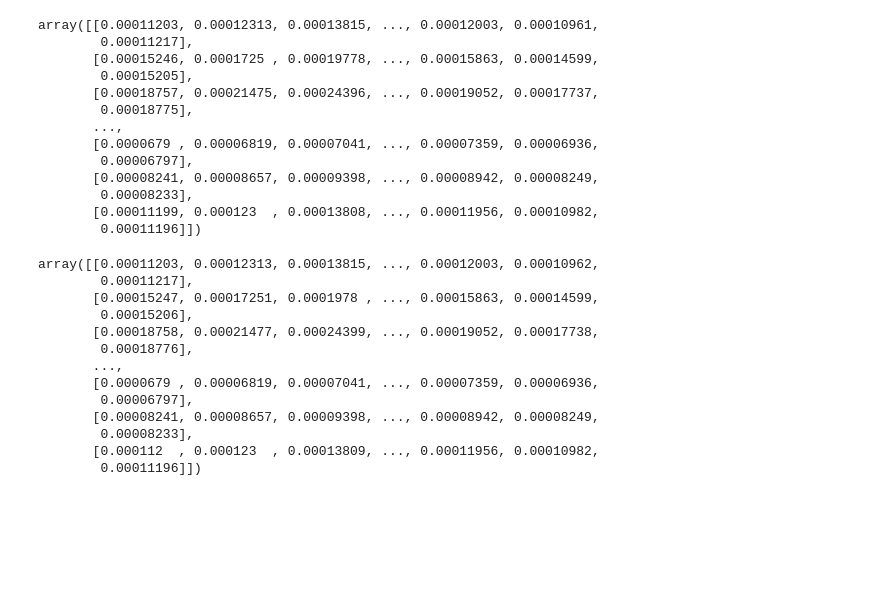
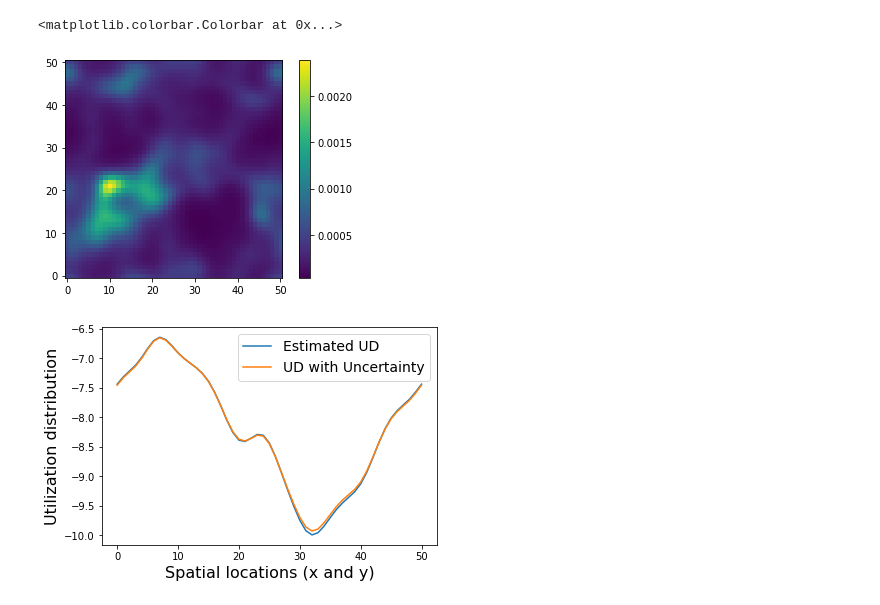
Before and after one commit to ctorney/mssf-vi, a Jupyter notebook: synthetic_inference/UD.ipynb, the cells around one changed output. Cells and saved outputs as stored; diff of their text form; code cells hidden in the pictures; blank space fills up the shorter version.

```diff
--- a/synthetic_inference/UD.ipynb
+++ b/synthetic_inference/UD.ipynb
@@ -368,32 +376,18 @@ UD_c=Es*(1 + (Cdiff1 + Cdiff2))
+# %%
+plt.imshow(UD_c,origin="lower")
+plt.colorbar()
+# %% [output]
+<matplotlib.colorbar.Colorbar at 0x...>
+[figure, added]
 # %%
-UD_c
+# Plotting UD for both estimated UD and UD with Uncertainty
+plt.plot(np.log(Es1[10]),label="Estimated UD")
+plt.plot(np.log(UD_c[10]),label="UD with Uncertainty")
+plt.ylabel("Utilization distribution",fontsize=16)
+plt.xlabel("Spatial locations (x and y)",fontsize=16)
+
+plt.legend( loc='best',fontsize=14)
+#plt.savefig("UDL.png",dpi=300)
+plt.show()
 # %% [output]
-array([[0.00011203, 0.00012313, 0.00013815, ..., 0.00012003, 0.00010961,
-        0.00011217],
-       [0.00015246, 0.0001725 , 0.00019778, ..., 0.00015863, 0.00014599,
-        0.00015205],
-       [0.00018757, 0.00021475, 0.00024396, ..., 0.00019052, 0.00017737,
-        0.00018775],
-       ...,
-       [0.0000679 , 0.00006819, 0.00007041, ..., 0.00007359, 0.00006936,
-        0.00006797],
-       [0.00008241, 0.00008657, 0.00009398, ..., 0.00008942, 0.00008249,
-        0.00008233],
-       [0.00011199, 0.000123  , 0.00013808, ..., 0.00011956, 0.00010982,
-        0.00011196]])
+[figure, added]
-# %%
-Es
-# %% [output]
-array([[0.00011203, 0.00012313, 0.00013815, ..., 0.00012003, 0.00010962,
-        0.00011217],
-       [0.00015247, 0.00017251, 0.0001978 , ..., 0.00015863, 0.00014599,
-        0.00015206],
-       [0.00018758, 0.00021477, 0.00024399, ..., 0.00019052, 0.00017738,
-        0.00018776],
-       ...,
-       [0.0000679 , 0.00006819, 0.00007041, ..., 0.00007359, 0.00006936,
-        0.00006797],
-       [0.00008241, 0.00008657, 0.00009398, ..., 0.00008942, 0.00008249,
-        0.00008233],
-       [0.000112  , 0.000123  , 0.00013809, ..., 0.00011956, 0.00010982,
-        0.00011196]])
```
Also changed, not shown: parts of 5 cells of this notebook.
